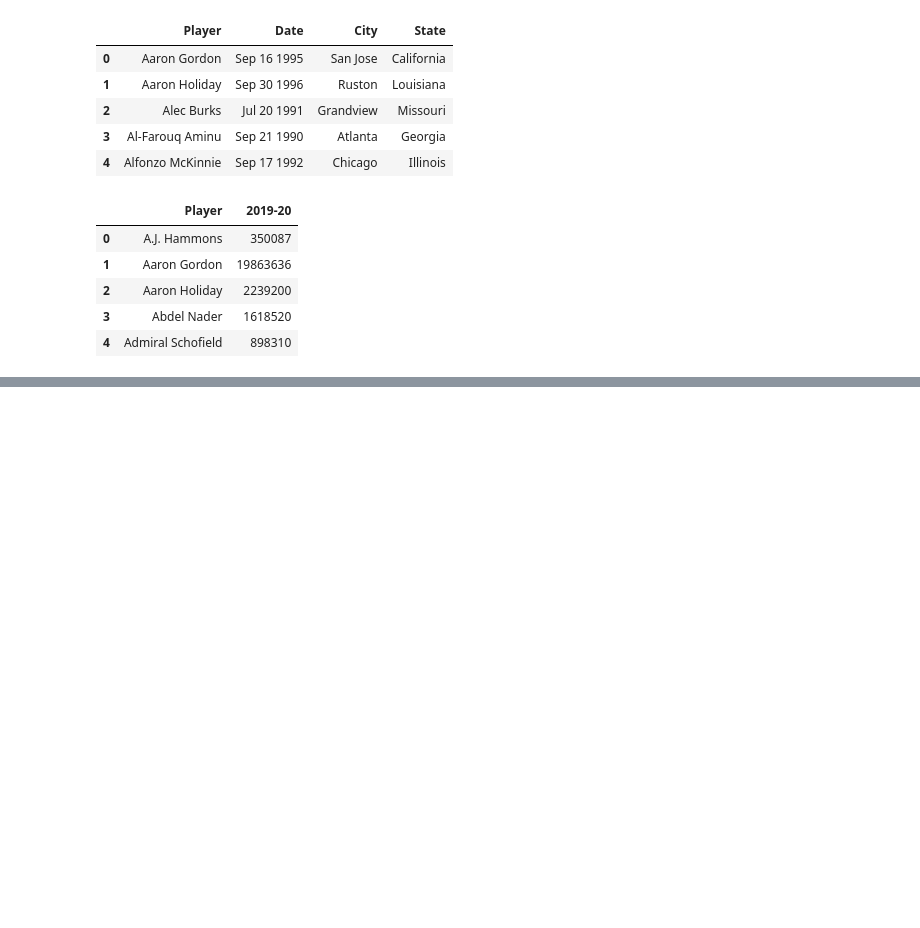
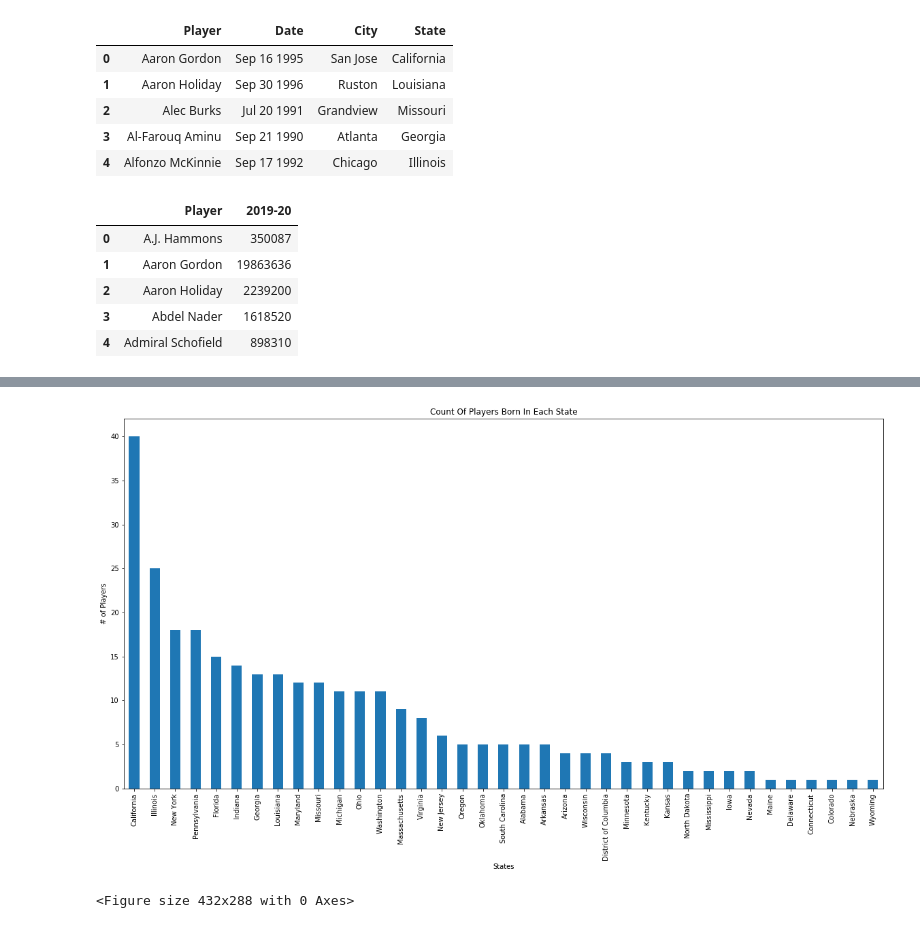
Before and after one commit to bbruzos/API-Project-, a Jupyter notebook: NBA_Player_Project.ipynb, the cells around one changed output, grey strips where cells are left out. Drawn from its saved outputs; the diff is of its cells as text; code cells hidden in the pictures; blank space fills up the shorter version.

```diff
--- a/NBA_Player_Project.ipynb
+++ b/NBA_Player_Project.ipynb
@@ -81,0 +98,16 @@ state_groupby_df
+# %%
+state_player_count= state_groupby['Player'].count()
+
+data_to_plot= pd.DataFrame(state_player_count)
+data_to_plot= data_to_plot.sort_values(['Player'], ascending=False)
+
+state_player_chart= data_to_plot.plot(kind='bar', legend=False, figsize=(20,10))
+state_player_chart.set_xlabel('States')
+state_player_chart.set_ylabel('# of Players')
+state_player_chart.set_title('Count Of Players Born In Each State')
+
+plt.show()
+plt.tight_layout()
+# %% [output]
+[figure, added]
+<Figure size 432x288 with 0 Axes>
```
Also changed, not shown: parts of 4 cells of this notebook, 2 other files.
